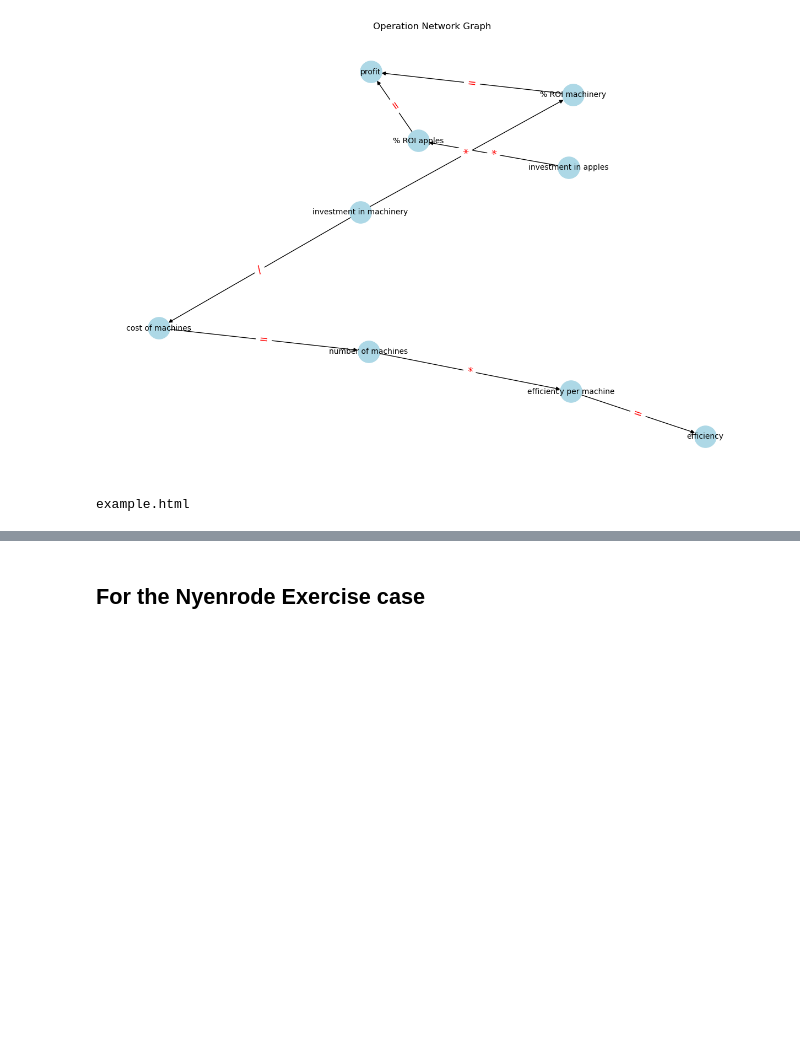
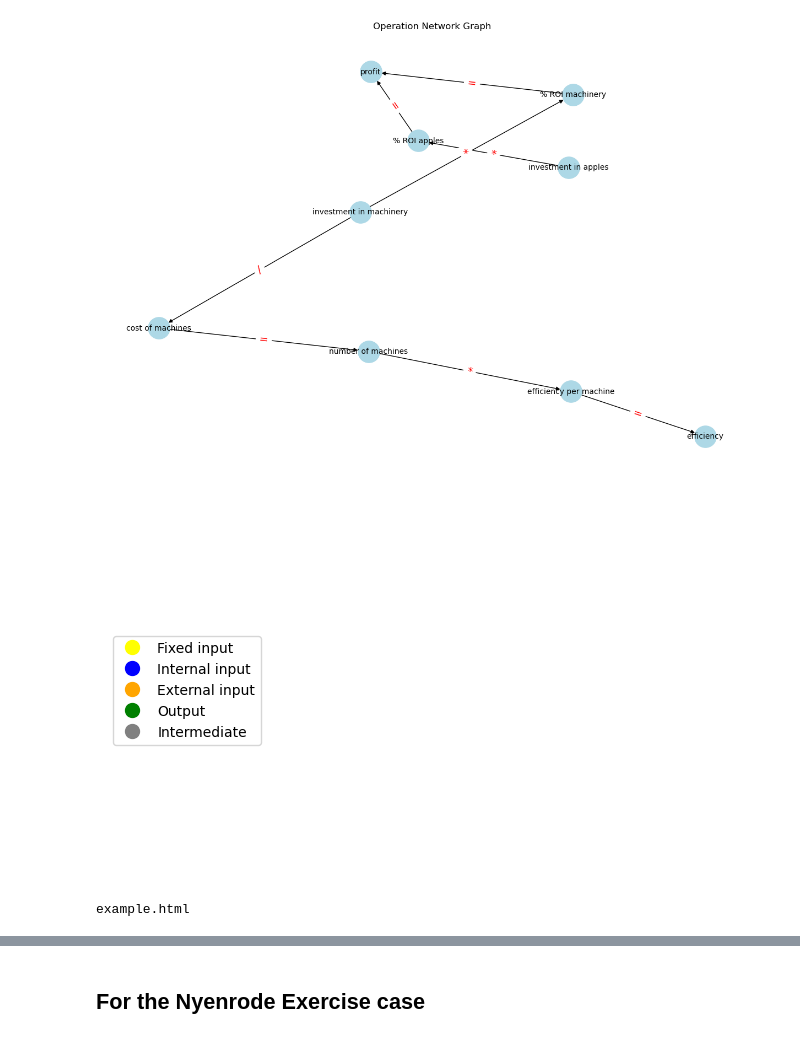
Before and after one commit to ymmath/trbs, a Jupyter notebook: model/dependency_tree_playground.ipynb, the cells around one changed output, grey strips where cells are left out. Saved outputs shown, nothing was run; the diff lists cells and outputs as text; code cells hidden in the pictures; blank space fills up the shorter version.

Commit message:
Added legend and tried positioning

```diff
--- a/model/dependency_tree_playground.ipynb
+++ b/model/dependency_tree_playground.ipynb
@@ -127,15 +127,63 @@ for index, row in data.iterrows():
         G.add_edge(argument_1, argument_2, label=operator, color='black')
         # Later make function so that based on category, we make the edge to destination
         G.add_edge(argument_2, destination, label='=', color='black')
+# %%
+legend_dict = {
+    'Fixed input': 'yellow',
+    'Internal input': 'blue',
+    'External input': 'orange',
+    'Output': 'green',
+    'Intermediate': 'grey'
+}
+
+def create_legend(legend_dict):
+    handles = []
+    labels = []
+    for category, color in legend_dict.items():
+        handles.append(plt.Line2D([0], [0], color=color, marker='o', markersize=10, linewidth=0))
+        labels.append(f'{category}')
+
+    return handles, labels
 # %%
 # Define the layout for the graph (you can use different layouts)
-pos = nx.spectral_layout(G)
+# pos = nx.spring_layout(G, seed=99)
+
+positions = {
+    'investment in apples': (3.0, -2.0),
+    'investment in machinery': (1.0, -2.0),
+    'profit': (0, 0),
+    'efficiency': (2.0, 0)
+}
+
+# for node, position in positions.items():
+#     if G.nodes()[node]['color'] == 'blue':
+#         pos[node] = (position[0], position[1])
+#     elif G.nodes()[node]['color'] == 'green':
+#         pos[node] = (position[0], position[1])
+
+# Create and add legend
+legend_handles, legend_labels = create_legend(legend_dict)
+plt.legend(legend_handles, legend_labels, loc='center left')
+plt.axis('off')  # Turn off axis for cleaner display
+plt.show()
 
 net = Network(notebook=True, cdn_resources='remote')
 net.from_nx(G)
+# for node in G.nodes():
+#     if G.nodes()[node]['color'] == 'blue':
+#         net.add_node(node, color='blue', x=positions[node][0], y=positions[node][1])
+#     elif G.nodes()[node]['color'] == 'green':
+#         net.add_node(node, color='green', x=positions[node][0], y=positions[node][1])
+#     else:
+#         net.add_node(node, color=G.nodes()[node]['color'])
+
+# for edge in G.edges():
+#     print(edge)
+
 net.show_buttons()
 net.show("example.html")
 # %% [output]
+[figure, added]
 example.html
 [interactive output not drawn]
 # %% [markdown]
```
Also changed, not shown: 1 other file.
